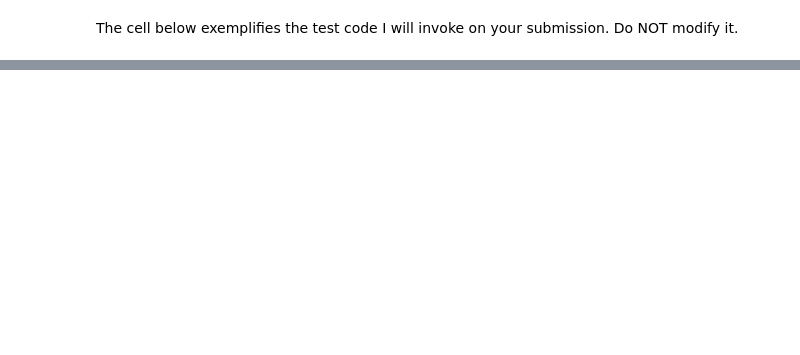
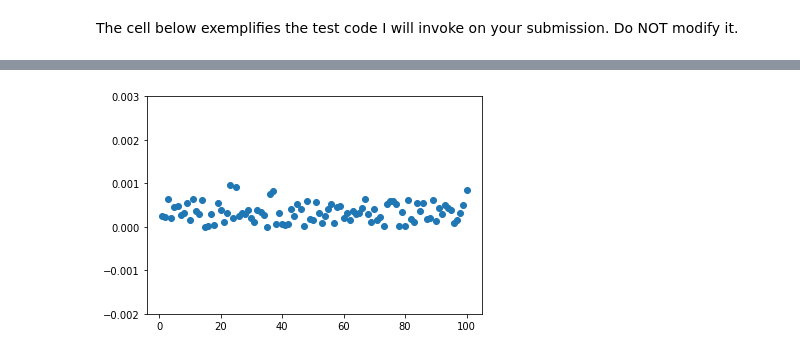
Before and after one commit to cyndereN/Python-Learning, a Jupyter notebook: Data Structure/Graph/LondonRailway/LondonRailwayNetwork.ipynb, the cells around one changed output, grey strips where cells are left out. Drawn from its saved outputs; the diff is of its cells as text; code cells hidden in the pictures; blank space fills up the shorter version.

```diff
--- a/Data Structure/Graph/LondonRailway/LondonRailwayNetwork.ipynb
+++ b/Data Structure/Graph/LondonRailway/LondonRailwayNetwork.ipynb
@@ -338,0 +654,10 @@ IndexError: list index out of range
+# %%
+# Genearate plots for report
+import matplotlib.pyplot as plt
+x = range(1,101)
+plt.figure()
+plt.ylim(-0.002,0.003)
+plt.scatter(x,timeListMinStops)
+plt.show()
+# %% [output]
+[figure, added]
```
Also changed, not shown: parts of 11 cells of this notebook, 1 other file.
